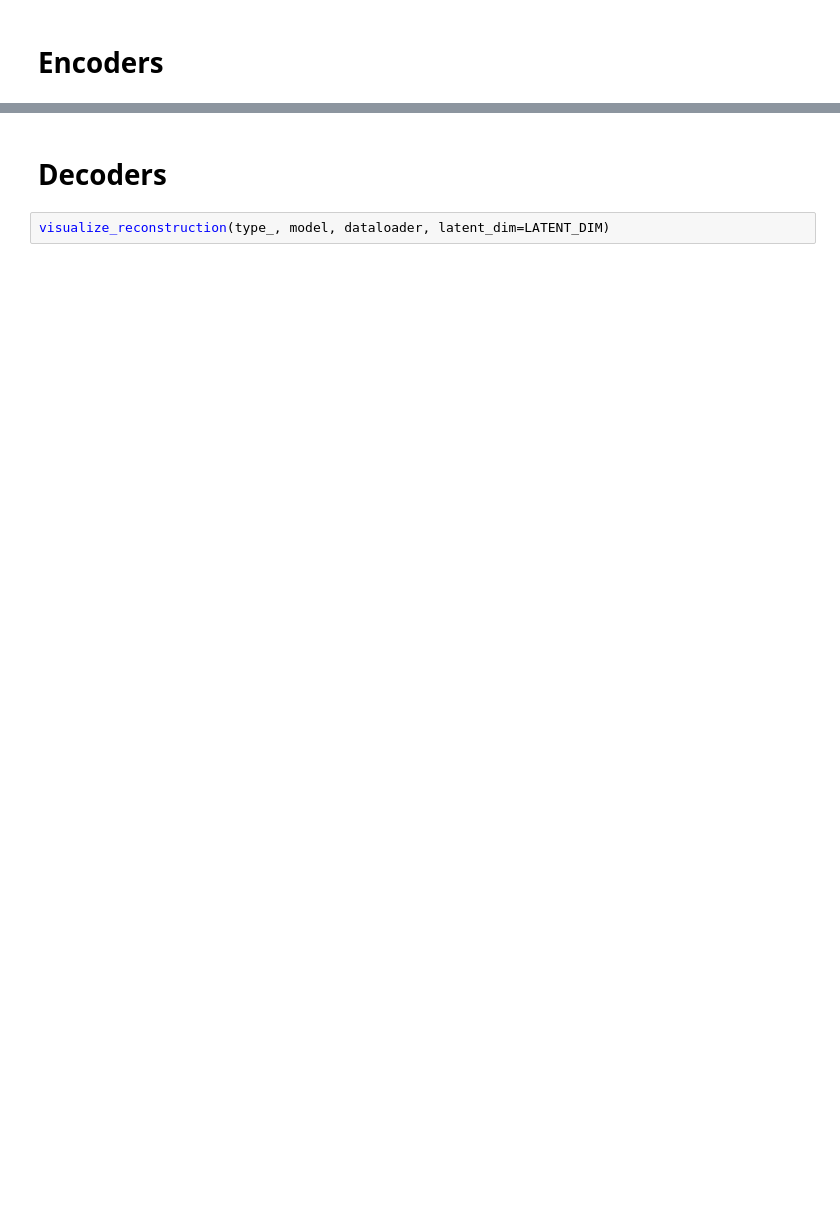
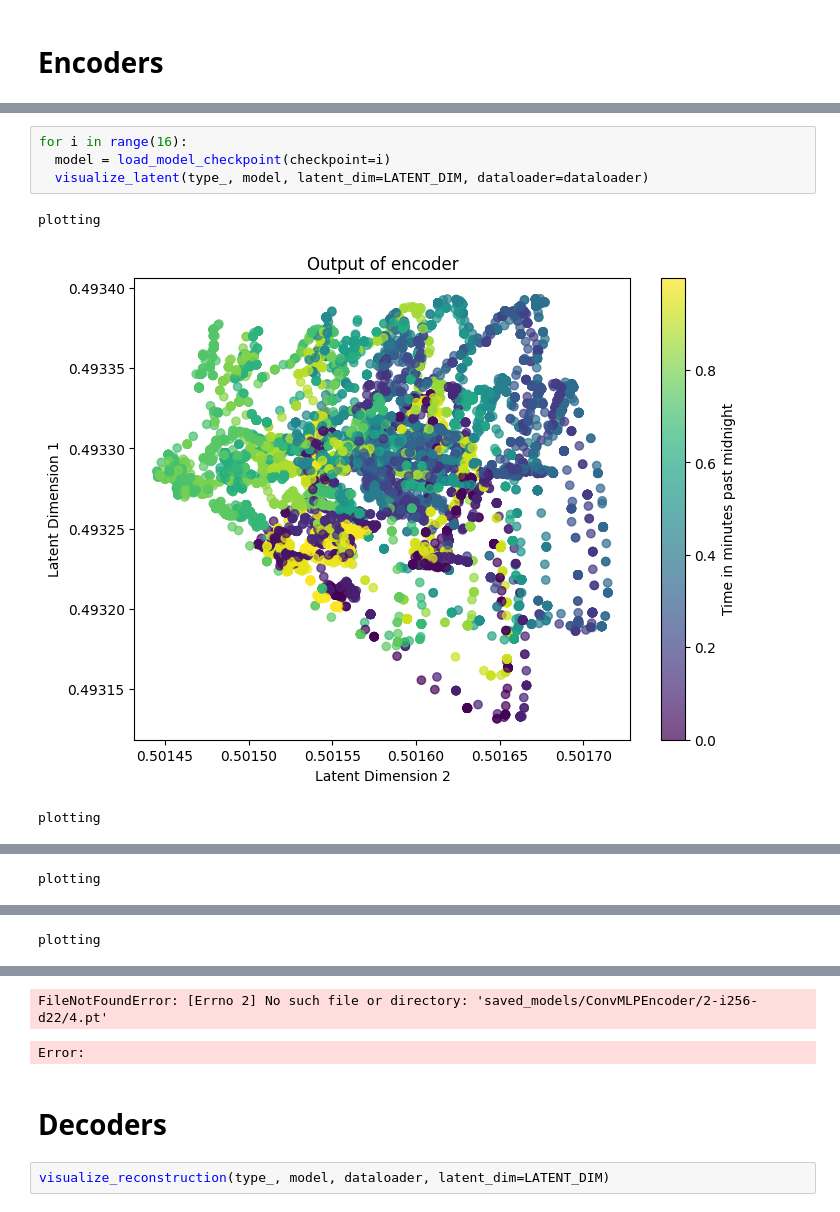
Before and after one commit to uzairname/manifold-learning, a Jupyter notebook: autoencoders.ipynb, the cells around one changed output, grey strips where cells are left out. Saved outputs shown, nothing was run; the diff lists cells and outputs as text; blank space fills up the shorter version.

```diff
--- a/autoencoders.ipynb
+++ b/autoencoders.ipynb
@@ -72,0 +137,8 @@ Not encoder
+# %%
+for i in range(16):
+  model = load_model_checkpoint(checkpoint=i)
+  visualize_latent(type_, model, latent_dim=LATENT_DIM, dataloader=dataloader)
+# %% [output]
+plotting
+[figure, added]
+plotting
@@ -72,0 +146 @@ Not encoder
+plotting
@@ -72,0 +148 @@ Not encoder
+plotting
@@ -73,3 +150,5 @@ Not encoder
+FileNotFoundError: [Errno 2] No such file or directory: 'saved_models/ConvMLPEncoder/2-i256-d22/4.pt'
+Error:
 # %% [markdown]
 # Decoders
 # %%
```
Also changed, not shown: parts of 10 cells of this notebook, 17 other files.
